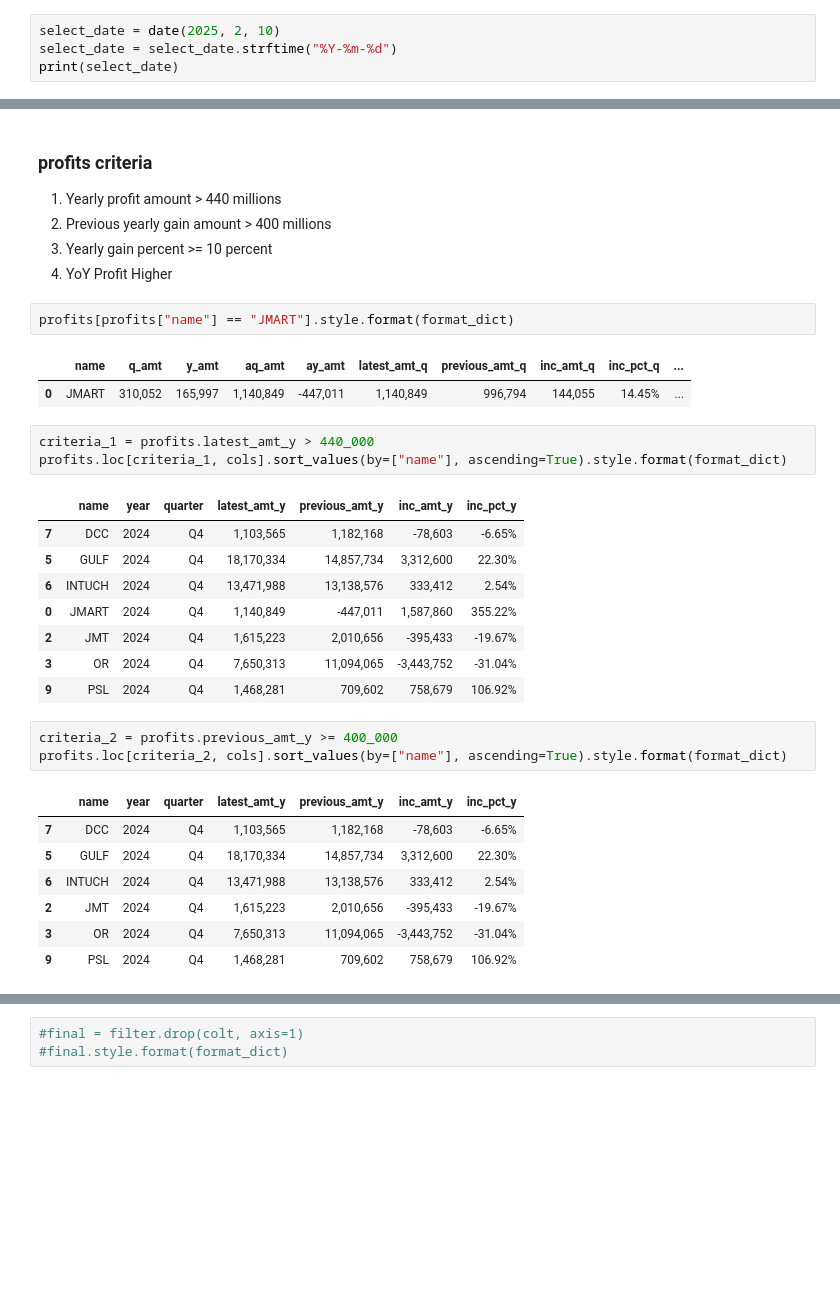
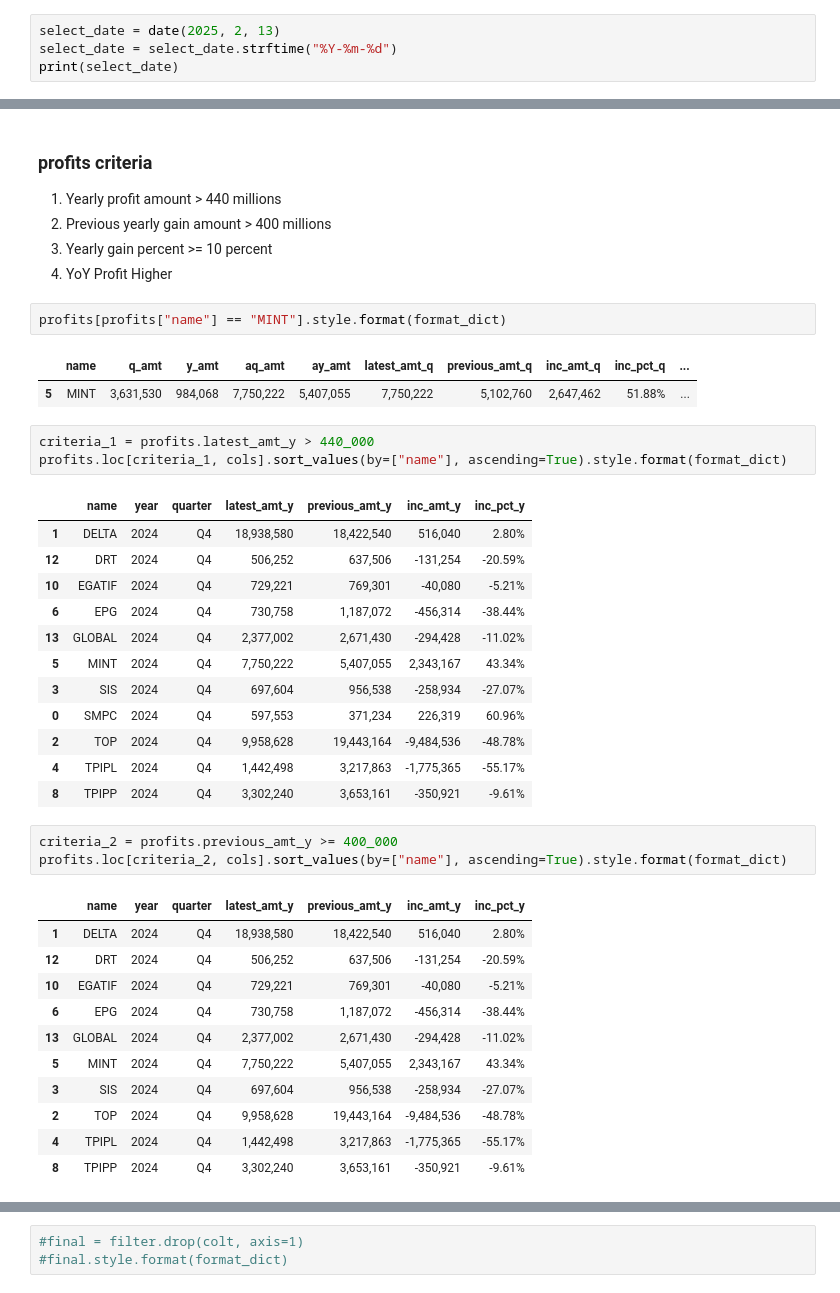
Before and after one commit to santimcs/A5, a Jupyter notebook: Quarterly/440-Create Profits Q4.ipynb, the cells around one changed output, grey strips where cells are left out. Saved outputs shown, nothing was run; the diff lists cells and outputs as text; blank space fills up the shorter version.

```diff
--- a/Quarterly/440-Create Profits Q4.ipynb
+++ b/Quarterly/440-Create Profits Q4.ipynb
@@ -23,5 +23,5 @@ print(select_date)
 # %%
-select_date = date(2025, 2, 10)
+select_date = date(2025, 2, 13)
 select_date = select_date.strftime("%Y-%m-%d")
 print(select_date)
 # %% [output]
@@ -216,33 +220,41 @@ profits.head().style.format(format_dict)
 3. Yearly gain percent >= 10 percent
 4. YoY Profit Higher
 # %%
-profits[profits["name"] == "JMART"].style.format(format_dict)
+profits[profits["name"] == "MINT"].style.format(format_dict)
 # %% [output]
 |  | name | q_amt | y_amt | aq_amt | ay_amt | latest_amt_q | previous_amt_q | inc_amt_q | inc_pct_q | ... |
-| 0 | JMART | 310,052 | 165,997 | 1,140,849 | -447,011 | 1,140,849 | 996,794 | 144,055 | 14.45% | ... |
+| 5 | MINT | 3,631,530 | 984,068 | 7,750,222 | 5,407,055 | 7,750,222 | 5,102,760 | 2,647,462 | 51.88% | ... |
 # %%
 criteria_1 = profits.latest_amt_y > 440_000
 profits.loc[criteria_1, cols].sort_values(by=["name"], ascending=True).style.format(format_dict)
 # %% [output]
 |  | name | year | quarter | latest_amt_y | previous_amt_y | inc_amt_y | inc_pct_y |
-| 7 | DCC | 2024 | Q4 | 1,103,565 | 1,182,168 | -78,603 | -6.65% |
-| 5 | GULF | 2024 | Q4 | 18,170,334 | 14,857,734 | 3,312,600 | 22.30% |
-| 6 | INTUCH | 2024 | Q4 | 13,471,988 | 13,138,576 | 333,412 | 2.54% |
-| 0 | JMART | 2024 | Q4 | 1,140,849 | -447,011 | 1,587,860 | 355.22% |
-| 2 | JMT | 2024 | Q4 | 1,615,223 | 2,010,656 | -395,433 | -19.67% |
-| 3 | OR | 2024 | Q4 | 7,650,313 | 11,094,065 | -3,443,752 | -31.04% |
-| 9 | PSL | 2024 | Q4 | 1,468,281 | 709,602 | 758,679 | 106.92% |
+| 1 | DELTA | 2024 | Q4 | 18,938,580 | 18,422,540 | 516,040 | 2.80% |
+| 12 | DRT | 2024 | Q4 | 506,252 | 637,506 | -131,254 | -20.59% |
+| 10 | EGATIF | 2024 | Q4 | 729,221 | 769,301 | -40,080 | -5.21% |
+| 6 | EPG | 2024 | Q4 | 730,758 | 1,187,072 | -456,314 | -38.44% |
+| 13 | GLOBAL | 2024 | Q4 | 2,377,002 | 2,671,430 | -294,428 | -11.02% |
+| 5 | MINT | 2024 | Q4 | 7,750,222 | 5,407,055 | 2,343,167 | 43.34% |
+| 3 | SIS | 2024 | Q4 | 697,604 | 956,538 | -258,934 | -27.07% |
+| 0 | SMPC | 2024 | Q4 | 597,553 | 371,234 | 226,319 | 60.96% |
+| 2 | TOP | 2024 | Q4 | 9,958,628 | 19,443,164 | -9,484,536 | -48.78% |
+| 4 | TPIPL | 2024 | Q4 | 1,442,498 | 3,217,863 | -1,775,365 | -55.17% |
+| 8 | TPIPP | 2024 | Q4 | 3,302,240 | 3,653,161 | -350,921 | -9.61% |
 # %%
 criteria_2 = profits.previous_amt_y >= 400_000
 profits.loc[criteria_2, cols].sort_values(by=["name"], ascending=True).style.format(format_dict)
 # %% [output]
 |  | name | year | quarter | latest_amt_y | previous_amt_y | inc_amt_y | inc_pct_y |
-| 7 | DCC | 2024 | Q4 | 1,103,565 | 1,182,168 | -78,603 | -6.65% |
-| 5 | GULF | 2024 | Q4 | 18,170,334 | 14,857,734 | 3,312,600 | 22.30% |
-| 6 | INTUCH | 2024 | Q4 | 13,471,988 | 13,138,576 | 333,412 | 2.54% |
-| 2 | JMT | 2024 | Q4 | 1,615,223 | 2,010,656 | -395,433 | -19.67% |
-| 3 | OR | 2024 | Q4 | 7,650,313 | 11,094,065 | -3,443,752 | -31.04% |
-| 9 | PSL | 2024 | Q4 | 1,468,281 | 709,602 | 758,679 | 106.92% |
+| 1 | DELTA | 2024 | Q4 | 18,938,580 | 18,422,540 | 516,040 | 2.80% |
+| 12 | DRT | 2024 | Q4 | 506,252 | 637,506 | -131,254 | -20.59% |
+| 10 | EGATIF | 2024 | Q4 | 729,221 | 769,301 | -40,080 | -5.21% |
+| 6 | EPG | 2024 | Q4 | 730,758 | 1,187,072 | -456,314 | -38.44% |
+| 13 | GLOBAL | 2024 | Q4 | 2,377,002 | 2,671,430 | -294,428 | -11.02% |
+| 5 | MINT | 2024 | Q4 | 7,750,222 | 5,407,055 | 2,343,167 | 43.34% |
+| 3 | SIS | 2024 | Q4 | 697,604 | 956,538 | -258,934 | -27.07% |
+| 2 | TOP | 2024 | Q4 | 9,958,628 | 19,443,164 | -9,484,536 | -48.78% |
+| 4 | TPIPL | 2024 | Q4 | 1,442,498 | 3,217,863 | -1,775,365 | -55.17% |
+| 8 | TPIPP | 2024 | Q4 | 3,302,240 | 3,653,161 | -350,921 | -9.61% |
 # %%
 criteria_3 = profits.inc_pct_y >= 10.00
 profits.loc[criteria_3, cols].style.format(format_dict)
```
Also changed, not shown: parts of 48 cells of this notebook, 54 other files.
